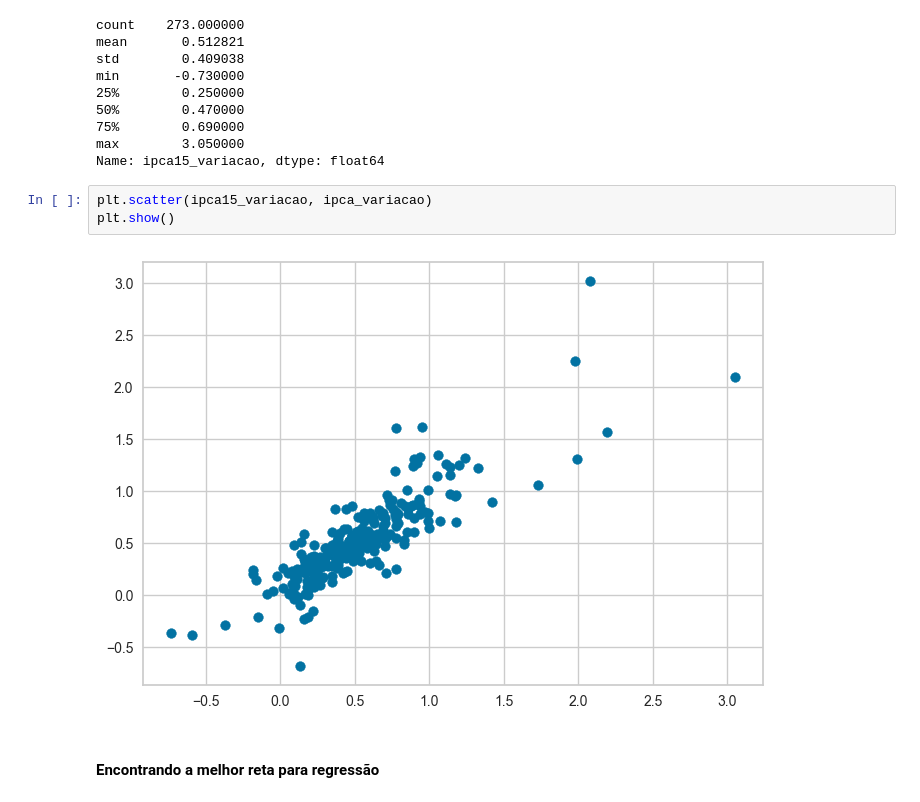
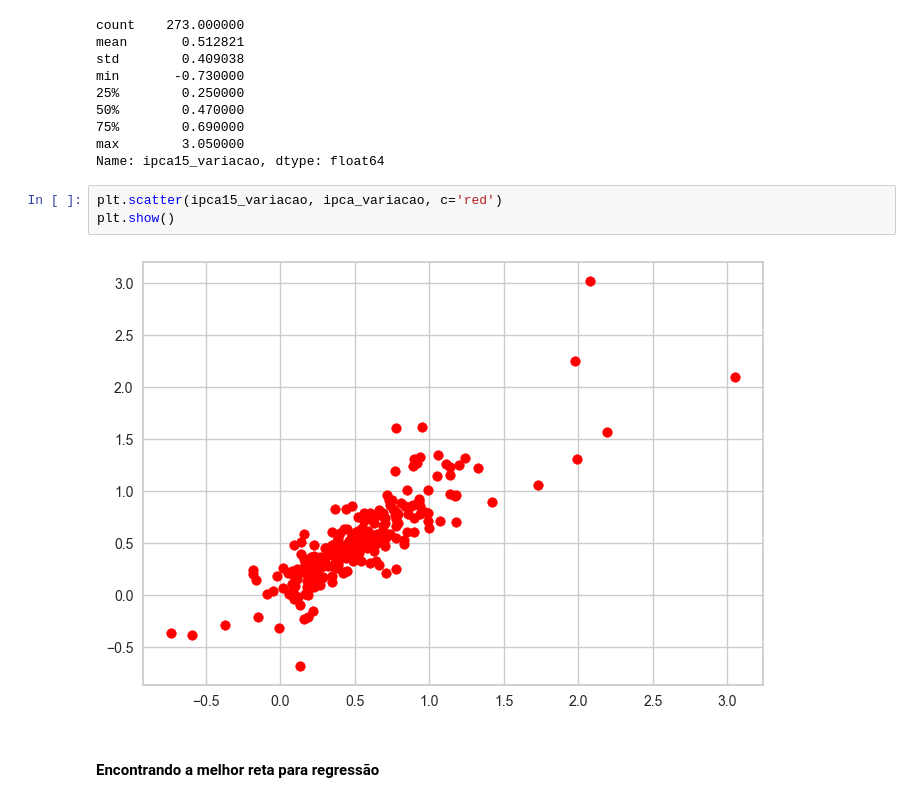
Before and after one commit to msfidelis/machine-learning-field-notes, a Jupyter notebook: python/notebooks/Estatistica/Regressão Linear.ipynb, the cells around one changed output. Saved outputs shown, nothing was run; the diff lists cells and outputs as text.

```diff
--- a/python/notebooks/Estatistica/Regressão Linear.ipynb
+++ b/python/notebooks/Estatistica/Regressão Linear.ipynb
@@ -282,10 +282,10 @@ min       -0.730000
 max        3.050000
 Name: ipca15_variacao, dtype: float64
 # %%
-plt.scatter(ipca15_variacao, ipca_variacao)
+plt.scatter(ipca15_variacao, ipca_variacao, c='red')
 plt.show()
 # %% [output]
-[figure, old version]
+[figure, new version]
 # %% [markdown]
 #### Encontrando a melhor reta para regressão
 # %%
```
Also changed, not shown: parts of 7 cells of this notebook.
